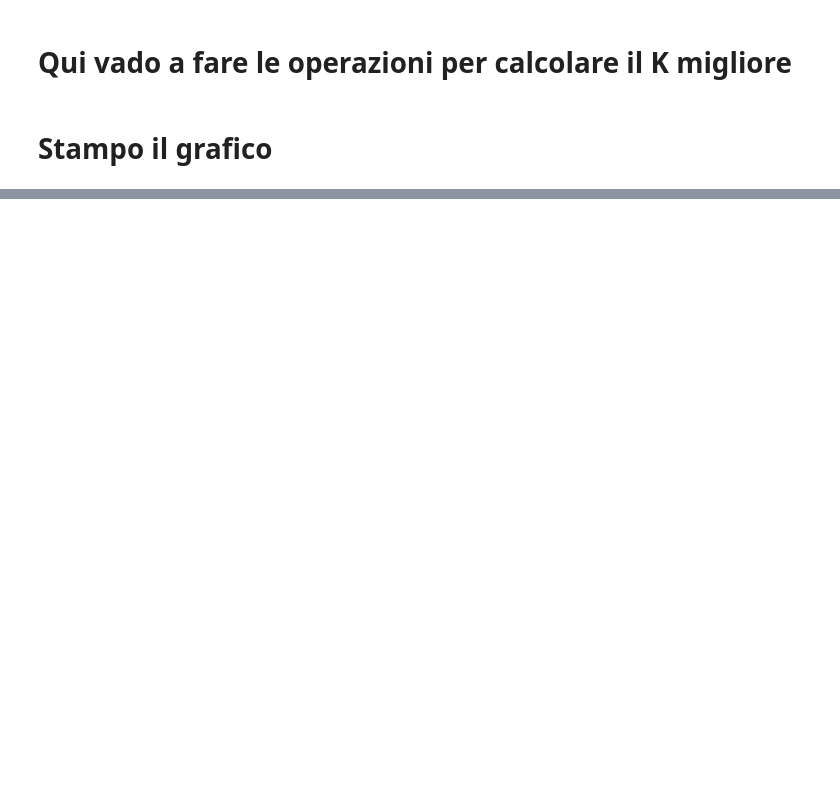
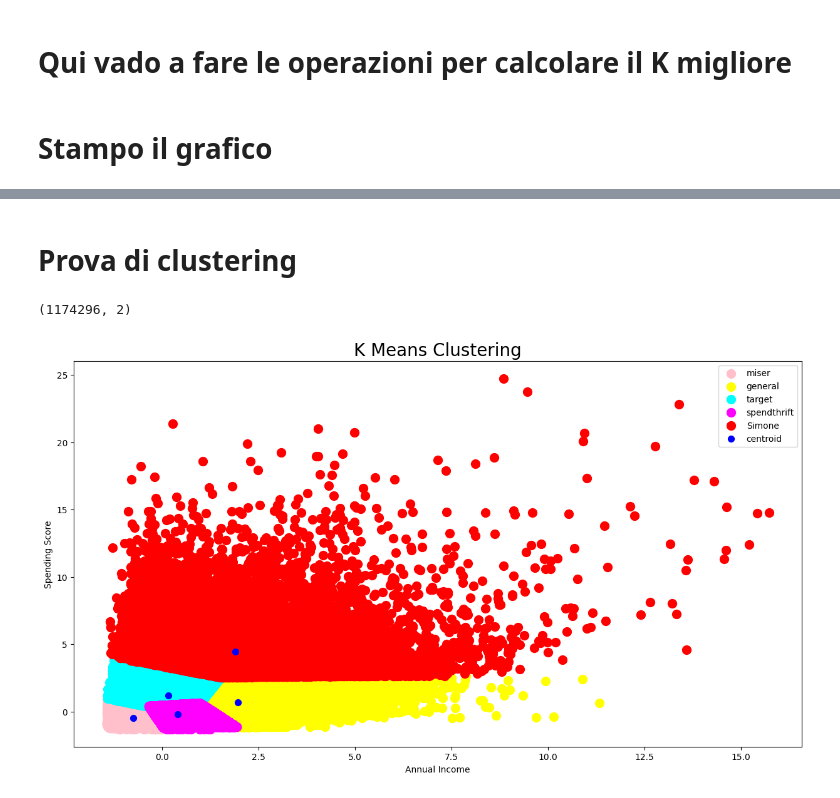
Before and after one commit to ChiaraAmalia/DataScience2Project, a Jupyter notebook: clusterJupy.ipynb, the cells around one changed output, grey strips where cells are left out. Saved outputs shown, nothing was run; the diff lists cells and outputs as text; code cells hidden in the pictures; blank space fills up the shorter version.

```diff
--- a/clusterJupy.ipynb
+++ b/clusterJupy.ipynb
@@ -193,0 +226,45 @@ plt.show()
+# %% [markdown]
+# Prova di clustering
+# %%
+#x = pd.DataFrame(data={'PM10':df['PM10'],'PM25':df2['PM25']}) #doppione
+clustering1 = full2.iloc[:,[0,1]].values
+scaler = StandardScaler()
+scaler.fit(clustering1)
+StandardScaler()
+clustering1 = scaler.transform(clustering1)
+
+print(clustering1.shape)
+from sklearn.cluster import KMeans
+
+'''wcss = []
+for i in range(1, 11):
+    km = KMeans(n_clusters = i, init = 'k-means++', max_iter = 300, n_init = 10, random_state = 0)
+    km.fit(clustering1)
+    wcss.append(km.inertia_)'''
+
+#plt.figure(figsize=(20,8))
+#plt.plot(range(1, 11), wcss)
+#plt.title('The Elbow Method', fontsize = 20)
+#plt.xlabel('No. of Clusters')
+#plt.ylabel('wcss')
+#plt.show()
+
+km = KMeans(n_clusters = 5, init = 'k-means++', max_iter = 300, n_init = 10, random_state = 0)
+y_means = km.fit_predict(clustering1)
+
+plt.figure(figsize=(15,8))
+plt.scatter(clustering1[y_means == 0, 0], clustering1[y_means == 0, 1], s = 100, c = 'pink', label = 'miser')
+plt.scatter(clustering1[y_means == 1, 0], clustering1[y_means == 1, 1], s = 100, c = 'yellow', label = 'general')
+plt.scatter(clustering1[y_means == 2, 0], clustering1[y_means == 2, 1], s = 100, c = 'cyan', label = 'target')
+plt.scatter(clustering1[y_means == 3, 0], clustering1[y_means == 3, 1], s = 100, c = 'magenta', label = 'spendthrift')
+plt.scatter(clustering1[y_means == 4, 0], clustering1[y_means == 4, 1], s = 100, c = 'red', label = 'Simone') # Aggiunto
+plt.scatter(km.cluster_centers_[:,0], km.cluster_centers_[:, 1], s = 50, c = 'blue' , label = 'centroid')
+
+plt.title('K Means Clustering', fontsize = 20)
+plt.xlabel('Annual Income')
+plt.ylabel('Spending Score')
+plt.legend()
+plt.show()
+# %% [output]
+(1174296, 2)
+[figure, added]
```
Also changed, not shown: parts of 9 cells of this notebook.
